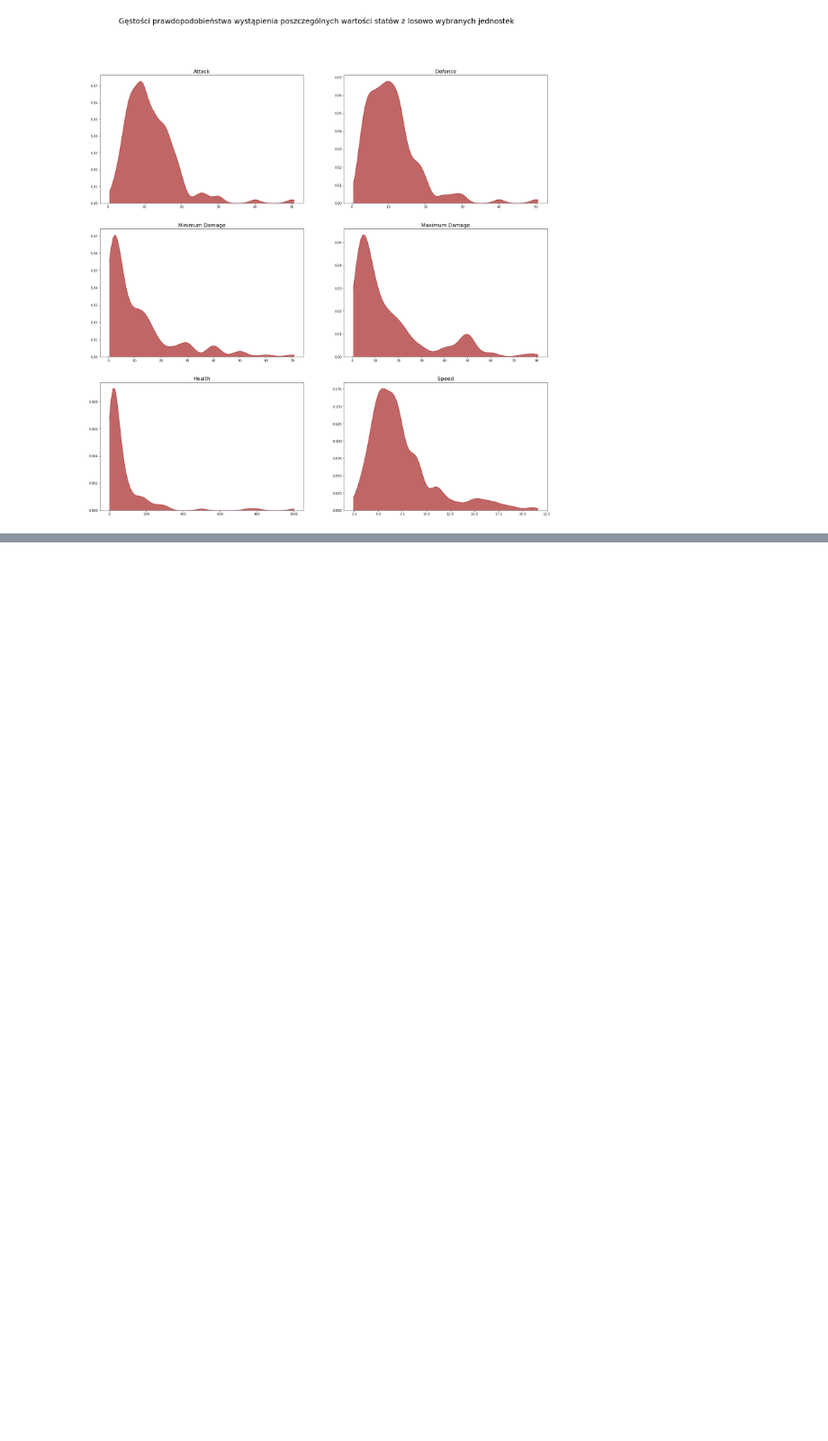
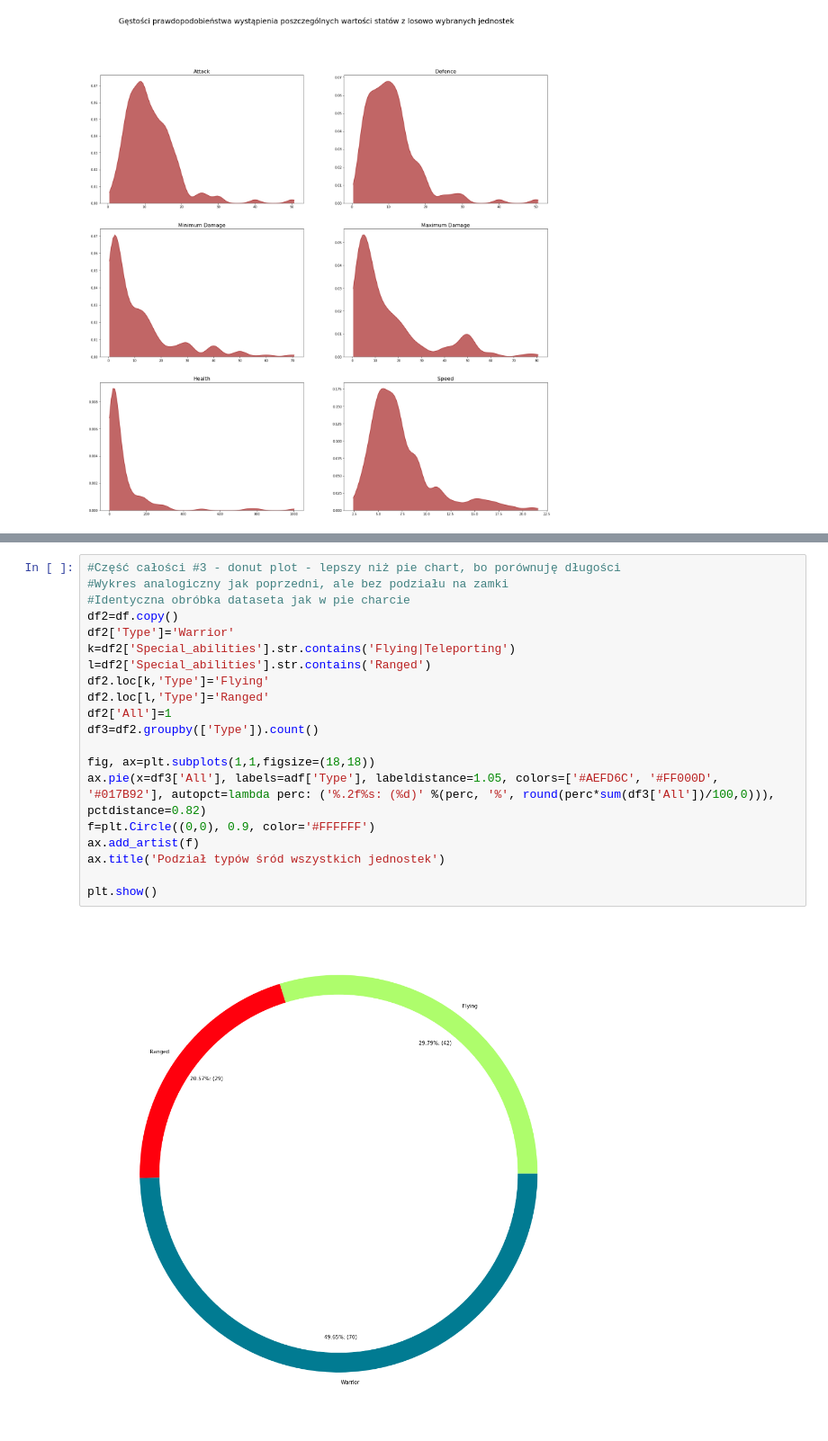
Before and after one commit to JonothorDarry/Python_Visualizations, a Jupyter notebook: H3analysis.ipynb, the cells around one changed output, grey strips where cells are left out. Shown at 90% size. Saved outputs shown, nothing was run; the diff lists cells and outputs as text; blank space fills up the shorter version.

```diff
--- a/H3analysis.ipynb
+++ b/H3analysis.ipynb
@@ -292,2 +395,24 @@ plt.show()
+# %%
+#Część całości #3 - donut plot - lepszy niż pie chart, bo porównuję długości
+#Wykres analogiczny jak poprzedni, ale bez podziału na zamki
+#Identyczna obróbka dataseta jak w pie charcie
+df2=df.copy()
+df2['Type']='Warrior'
+k=df2['Special_abilities'].str.contains('Flying|Teleporting')
+l=df2['Special_abilities'].str.contains('Ranged')
+df2.loc[k,'Type']='Flying'
+df2.loc[l,'Type']='Ranged'
+df2['All']=1
+df3=df2.groupby(['Type']).count()
+
+fig, ax=plt.subplots(1,1,figsize=(18,18))
+ax.pie(x=df3['All'], labels=adf['Type'], labeldistance=1.05, colors=['#AEFD6C', '#FF000D', '#017B92'], autopct=lambda perc: ('%.2f%s: (%d)' %(perc, '%', round(perc*sum(df3['All'])/100,0))), pctdistance=0.82)
+f=plt.Circle((0,0), 0.9, color='#FFFFFF')
+ax.add_artist(f)
+ax.title('Podział typów śród wszystkich jednostek')
+
+plt.show()
+# %% [output]
+[figure, added]
 # %%
 #Część całości #4 - Treeplot - pozwala on (podobnie jak subburst czy dendrogram) analizować w całości zbiory hierarchiczne - z podziałem na podzbiory
```
Also changed, not shown: parts of 4 cells of this notebook.
